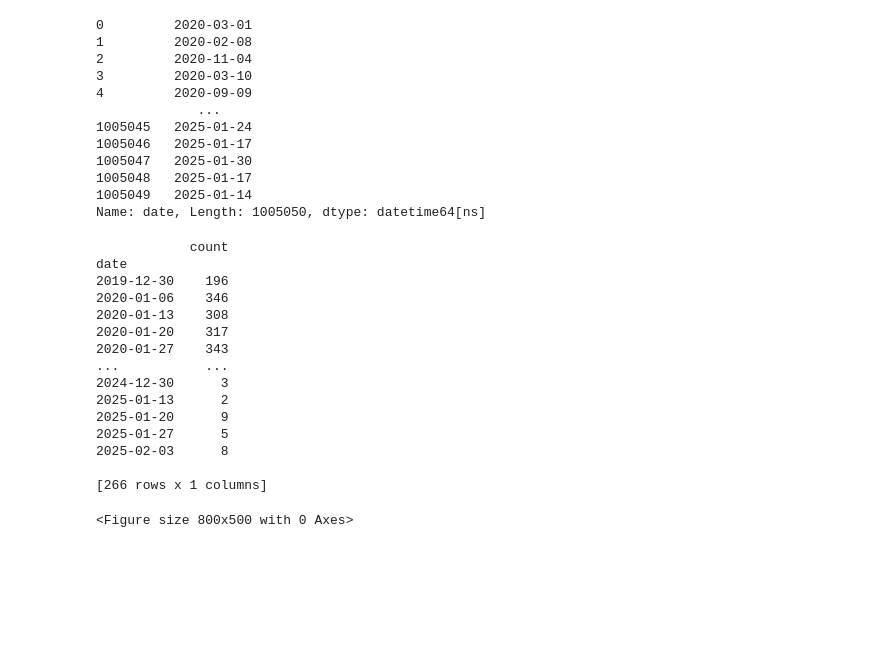
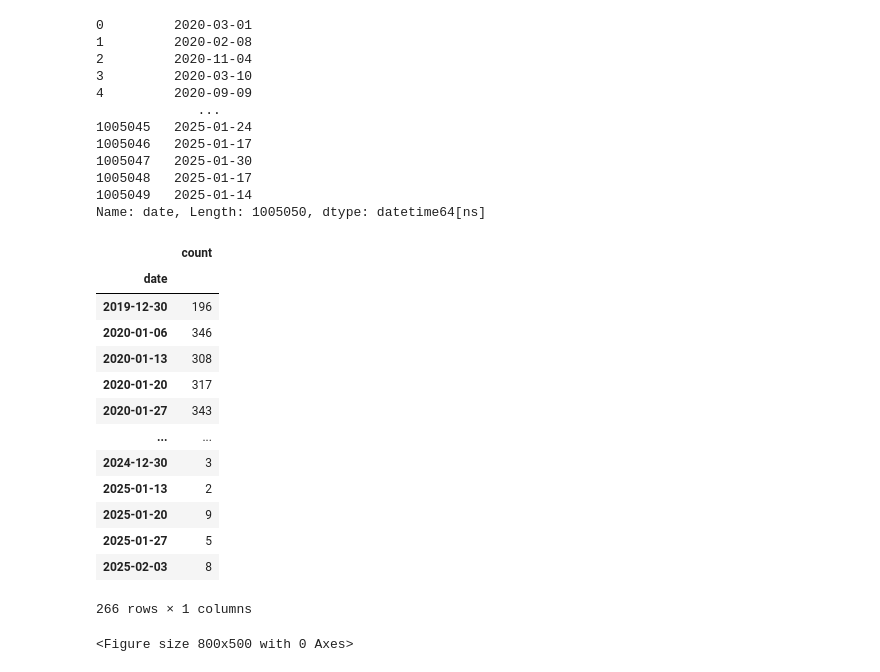
Before and after one commit to BOYSABIO/Operations-Management-Group-Project-1, a Jupyter notebook: PROJECT/test_notebook_2.ipynb, the cells around one changed output. Saved outputs shown, nothing was run; the diff lists cells and outputs as text; code cells hidden in the pictures; blank space fills up the shorter version.

```diff
--- a/PROJECT/test_notebook_2.ipynb
+++ b/PROJECT/test_notebook_2.ipynb
@@ -32,47 +32,34 @@ df['date']
 1005049   2025-01-14
 Name: date, Length: 1005050, dtype: datetime64[ns]
 # %%
-import pandas as pd
-
-# Ensure 'date' column is in datetime format
-df['date'] = pd.to_datetime(df['date'])
-
-# Filter for 'VEHICLE - STOLEN'
+# Filter for 'VEHICLE - STOLEN' and Group by Week
 filtered_df = df[df['Crm Cd Desc'] == 'VEHICLE - STOLEN']
 
-# Group by week (ISO Week)
 weekly_counts = (
     filtered_df
     .groupby(df['date'].dt.to_period('W'))['Crm Cd Desc']
     .count()
     .reset_index()
 )
 
-# Convert 'date' back to a timestamp (start of the week)
 weekly_counts['date'] = weekly_counts['date'].dt.start_time
-
-# Rename columns
 weekly_counts.columns = ['date', 'count']
-
-# Set 'date' as the index
 weekly_counts = weekly_counts.set_index('date')
 
-# Display transformed DataFrame
-print(weekly_counts)
+weekly_counts
 # %% [output]
+|  | count |
+| date |  |
+| 2019-12-30 | 196 |
+| 2020-01-06 | 346 |
+| 2020-01-13 | 308 |
+| 2020-01-20 | 317 |
+| 2020-01-27 | 343 |
+| ... | ... |
+| 2024-12-30 | 3 |
+| 2025-01-13 | 2 |
+| 2025-01-20 | 9 |
+| 2025-01-27 | 5 |
+| 2025-02-03 | 8 |
-            count
-date
-2019-12-30    196
-2020-01-06    346
-2020-01-13    308
-2020-01-20    317
-2020-01-27    343
-...           ...
-2024-12-30      3
-2025-01-13      2
-2025-01-20      9
-2025-01-27      5
-2025-02-03      8
-
-[266 rows x 1 columns]
+266 rows × 1 columns
 # %%
```
Also changed, not shown: parts of 2 cells of this notebook.
